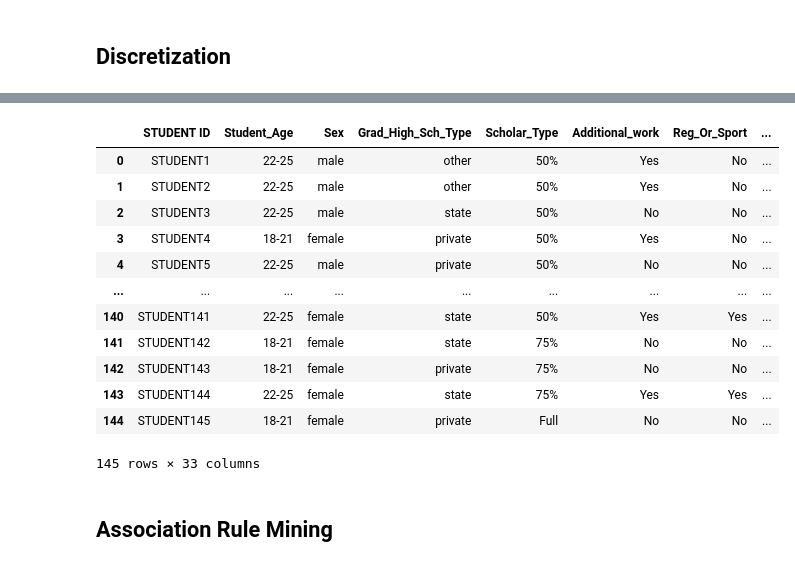
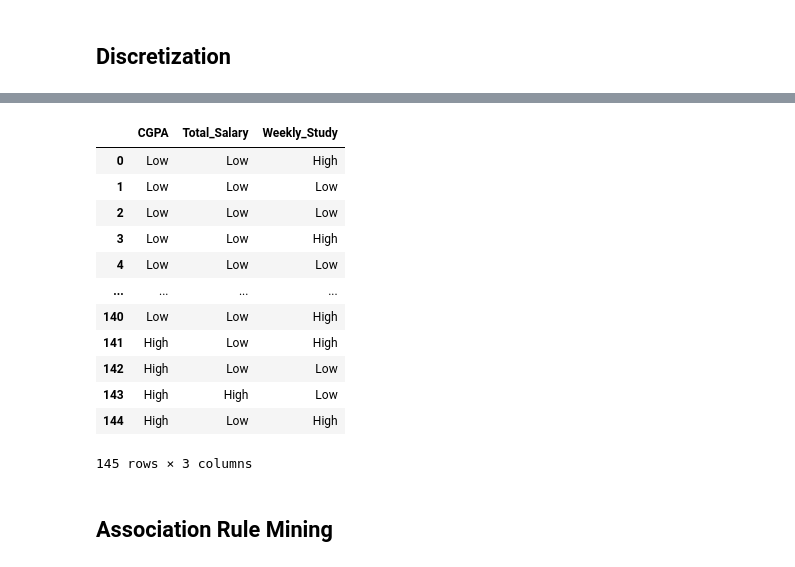
Before and after one commit to waiee/Higher-Education-Students-Performance-Evaluation---Association-Rule-Mining, a Jupyter notebook: test.ipynb, the cells around one changed output, grey strips where cells are left out. Drawn from its saved outputs; the diff is of its cells as text; code cells hidden in the pictures.

```diff
--- a/test.ipynb
+++ b/test.ipynb
@@ -317,23 +350,25 @@ final_df['Weekly_Study'] = final_df['Weekly_Study'].map(lambda x: 0 if x <= 2 el
 # %%
 col_disc = ['CGPA','Total_Salary','Weekly_Study']
 for column in col_disc:
     final_df[column] = final_df[column].map({0: 'Low', 1: 'High'})
 
-display(final_df)
+exp = final_df[['CGPA', 'Total_Salary', 'Weekly_Study']].copy()
+display(exp)
+# display(final_df)
 # %% [output]
-|  | STUDENT ID | Student_Age | Sex | Grad_High_Sch_Type | Scholar_Type | Additional_work | Reg_Or_Sport | ... |
-| 0 | STUDENT1 | 22-25 | male | other | 50% | Yes | No | ... |
-| 1 | STUDENT2 | 22-25 | male | other | 50% | Yes | No | ... |
-| 2 | STUDENT3 | 22-25 | male | state | 50% | No | No | ... |
-| 3 | STUDENT4 | 18-21 | female | private | 50% | Yes | No | ... |
-| 4 | STUDENT5 | 22-25 | male | private | 50% | No | No | ... |
-| ... | ... | ... | ... | ... | ... | ... | ... | ... |
-| 140 | STUDENT141 | 22-25 | female | state | 50% | Yes | Yes | ... |
-| 141 | STUDENT142 | 18-21 | female | state | 75% | No | No | ... |
-| 142 | STUDENT143 | 18-21 | female | private | 75% | No | No | ... |
-| 143 | STUDENT144 | 22-25 | female | state | 75% | Yes | Yes | ... |
-| 144 | STUDENT145 | 18-21 | female | private | Full | No | No | ... |
+|  | CGPA | Total_Salary | Weekly_Study |
+| 0 | Low | Low | High |
+| 1 | Low | Low | Low |
+| 2 | Low | Low | Low |
+| 3 | Low | Low | High |
+| 4 | Low | Low | Low |
+| ... | ... | ... | ... |
+| 140 | Low | Low | High |
+| 141 | High | Low | High |
+| 142 | High | Low | Low |
+| 143 | High | High | Low |
+| 144 | High | Low | High |
-145 rows × 33 columns
+145 rows × 3 columns
 # %% [markdown]
 ## Association Rule Mining
 # %% [markdown]
```
Also changed, not shown: parts of 9 cells of this notebook.
